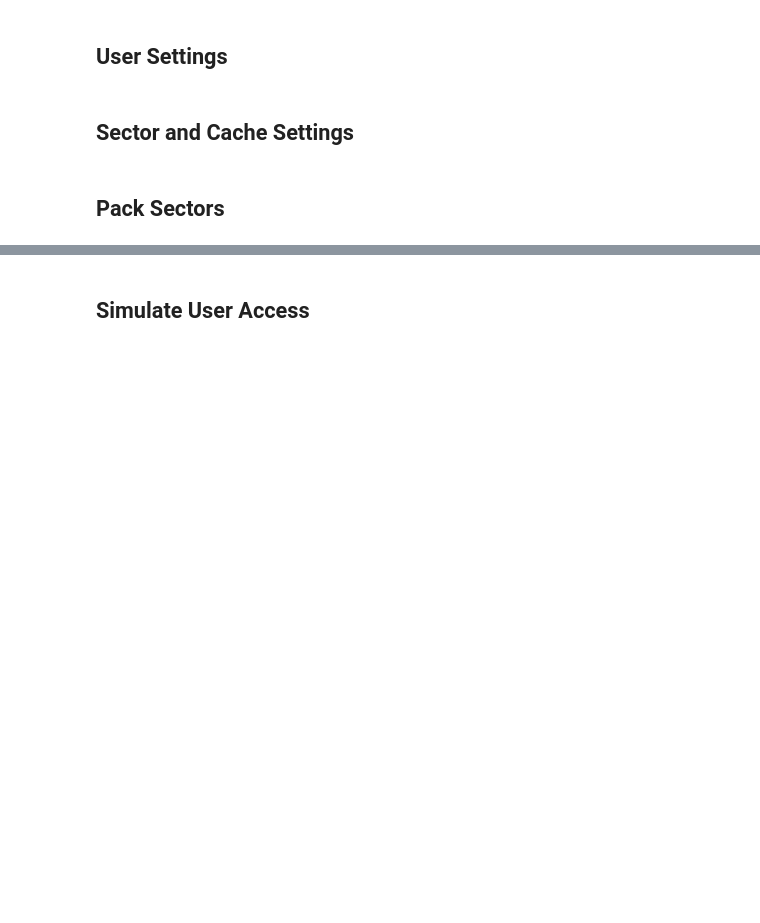
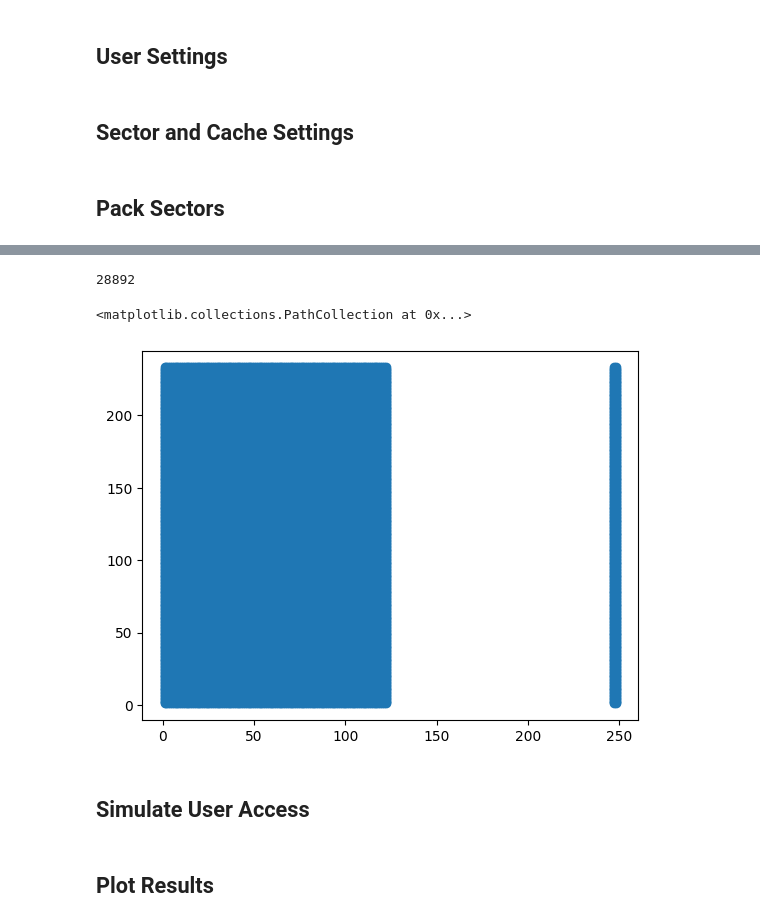
Before and after one commit to easierdata/easier, a Jupyter notebook: code/Pynotebooks/user_access_simulation.ipynb, the cells around one changed output, grey strips where cells are left out. Drawn from its saved outputs; the diff is of its cells as text; code cells hidden in the pictures; blank space fills up the shorter version.

```diff
--- a/code/Pynotebooks/user_access_simulation.ipynb
+++ b/code/Pynotebooks/user_access_simulation.ipynb
@@ -41 +39,6 @@ landsat_scenes_clipped_rows_paths = landsat_scenes_clipped[["PATH", "ROW"]]
+# %%
+landsat_scenes_clipped_truncated = landsat_scenes_shp[["PATH", "ROW", "geometry"]]
+landsat_scenes_clipped_rows_paths_only = landsat_scenes_shp[["PATH", "ROW"]].values
+us_states_shp_truncated = us_states_shp[["geometry"]]
+msa_boundaries_truncated = msa_boundaries[["CBSAFP", "geometry"]]
 # %% [markdown]
@@ -95,2 +118,12 @@ car_scenes
+# %%
+len(landsat_scenes_clipped_rows_paths_only)
+# %% [output]
+28892
+# %%
+xs = [landsat_scenes_clipped_rows_paths_only[i][1] for i in range(len(landsat_scenes_clipped_rows_paths_only))]
+ys = [landsat_scenes_clipped_rows_paths_only[i][0] for i in range(len(landsat_scenes_clipped_rows_paths_only))]
+# %% [output]
+<matplotlib.collections.PathCollection at 0x...>
+[figure, added]
 # %% [markdown]
 ## Simulate User Access
@@ -99,0 +130,2 @@ for i in range(number_of_requests):
+# %% [markdown]
+## Plot Results
```
Also changed, not shown: parts of 15 cells of this notebook.
